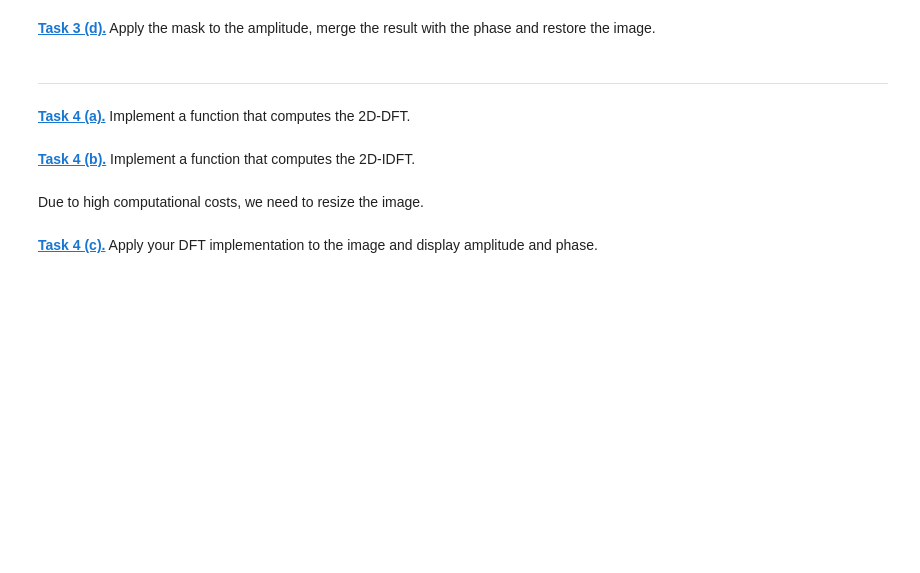
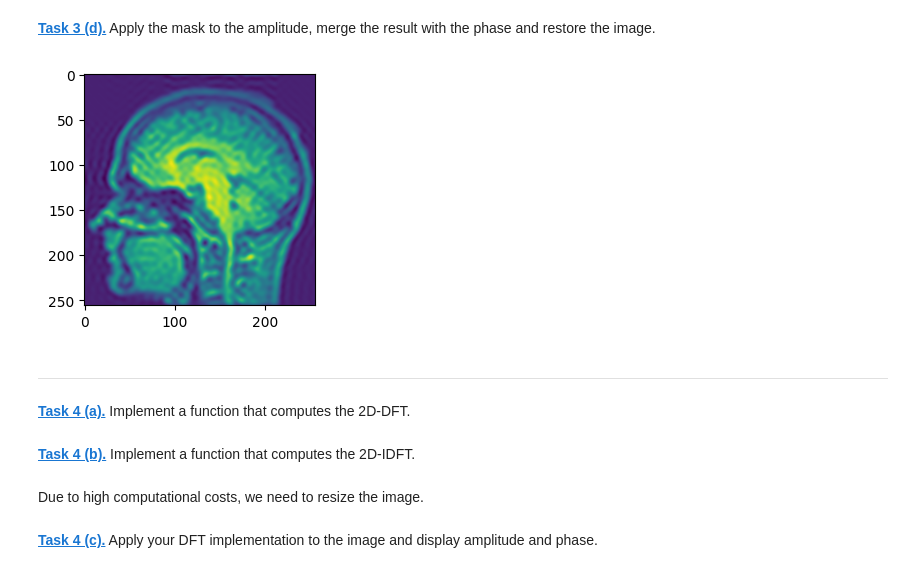
Before and after one commit to sarah-mnd/mobi-fs5-python, a Jupyter notebook: fourier.ipynb, the cells around one changed output. Cells and saved outputs as stored; diff of their text form; code cells hidden in the pictures; blank space fills up the shorter version.

```diff
--- a/fourier.ipynb
+++ b/fourier.ipynb
@@ -170,5 +178,14 @@ def highpassmask():
 # %% [markdown]
 **[Task 3 (d).]()** Apply the mask to the amplitude, merge the result with the phase and restore the image.
+# %%
+merged_amplitude4 = np.fft.ifftshift(lowpass)
+merged_phase4 = np.fft.ifftshift(phase3) #seems to contain most of the information
+complex_array4 = to_complex_array(merged_amplitude4, merged_phase4)
+restored_image_filter = np.fft.ifft2(complex_array4).real
+plt.figure(figsize=(5,3))
+plt.imshow(restored_image_filter);
+# %% [output]
+[figure, added]
 # %% [markdown]
 ---
 # %% [markdown]
```
Also changed, not shown: parts of 4 cells of this notebook.
